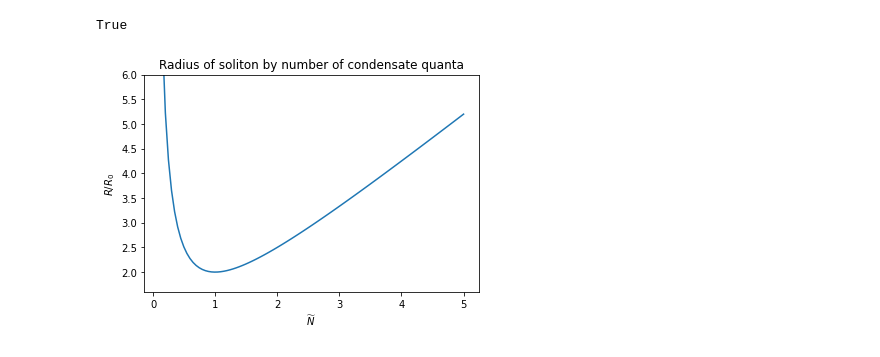
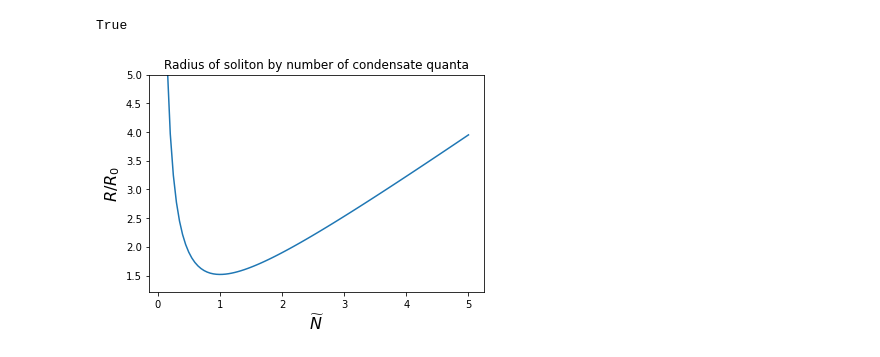
Before and after one commit to ecotner/solitons, a Jupyter notebook: nonlinear_schrodinger_stationary_1d/theory_computations.ipynb, the cells around one changed output. Cells and saved outputs as stored; diff of their text form; code cells hidden in the pictures.

```diff
--- a/nonlinear_schrodinger_stationary_1d/theory_computations.ipynb
+++ b/nonlinear_schrodinger_stationary_1d/theory_computations.ipynb
@@ -61,14 +66,14 @@ True
 # %%
 # plot behavior of R with N
 N = np.linspace(0.1, 5, 100)
-R = (N**2 + 1)/N
+R = (N**2 + 1)/N/(3**0.25)
 plt.plot(N, R)
-plt.xlabel(r"$\widetilde{N}$")
-plt.ylabel(r"$R/R_0$")
-plt.ylim(top=6)
+plt.xlabel(r"$\widetilde{N}$", fontsize=16)
+plt.ylabel(r"$R/R_0$", fontsize=16)
+plt.ylim(top=5)
 plt.title("Radius of soliton by number of condensate quanta")
 plt.gca().set_facecolor("w")
-plt.savefig("theoretical_growth_curve.png", bbox_inches="tight", dpi=100, facecolor="w", transparent=False)
+plt.savefig("images/theoretical_growth_curve.png", bbox_inches="tight", dpi=100, facecolor="w", transparent=False)
 plt.show()
 # %% [output]
-[figure, old version]
+[figure, new version]
```
Also changed, not shown: parts of 4 cells of this notebook, 8 other files.
